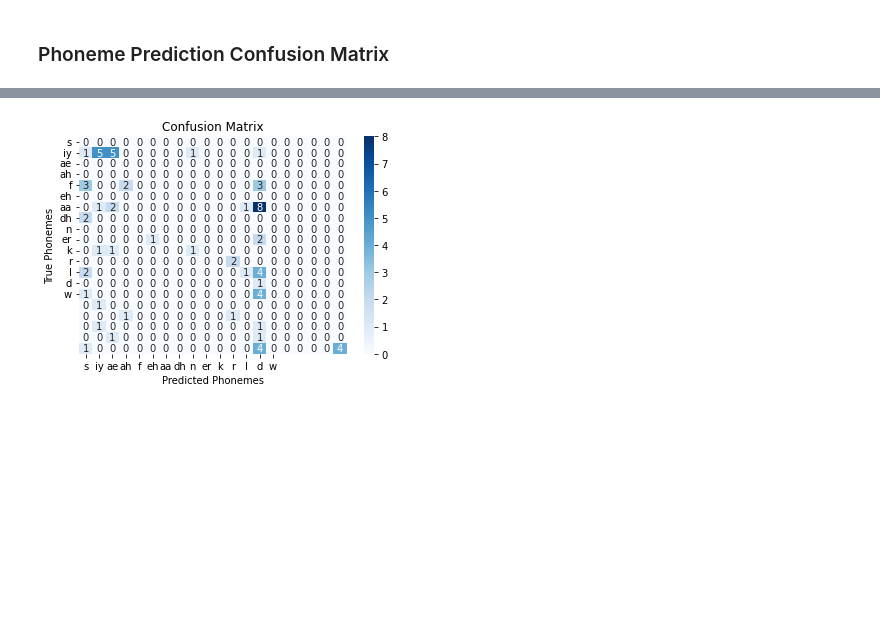
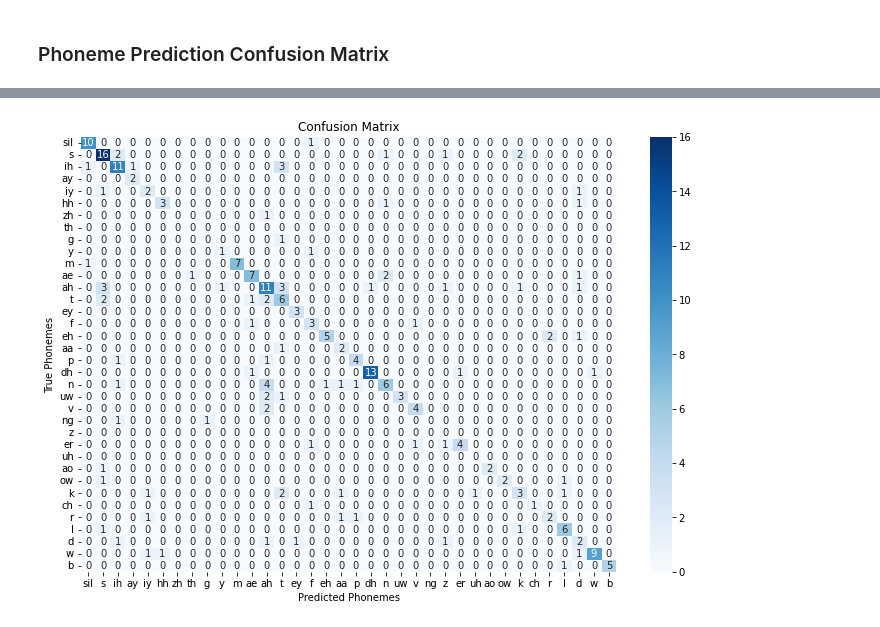
Before and after one commit to MiscellaneousStuff/comp-vis-avhubert, a Jupyter notebook: main.ipynb, the cells around one changed output, grey strips where cells are left out. Cells and saved outputs as stored; diff of their text form; code cells hidden in the pictures; blank space fills up the shorter version.

```diff
--- a/main.ipynb
+++ b/main.ipynb
@@ -819,0 +879,10 @@ y_s = phonemes
+# %%
+print(x_s.shape[0], y_s.shape[0])
+seq_len = min(x_s.shape[0], y_s.shape[0])
+x_s = x_s[:seq_len, :]
+y_s = y_s[:seq_len]
+print(x_s.shape[0], y_s.shape[0])
+assert x_s.shape[0] == y_s.shape[0]
+random_idxs = np.random.permutation(x_s.shape[0])
+x_s = x_s[random_idxs]
+y_s = y_s[random_idxs]
@@ -829,8 +901,8 @@ torch.float32
 import torch
 # CUDA_LAUNCH_BLOCKING=1
 x_s = torch.tensor(x_s, dtype=torch.float).to(device)
-# y_s = torch.tensor(y_s, dtype=torch.float).to("cuda")
-y_s = torch.tensor(y_s, dtype=torch.long).to(device)
+y_s = torch.tensor(y_s, dtype=torch.float).to("cuda")
+# y_s = torch.tensor(y_s, dtype=torch.long).to(device)
 # %%
 # (seq_len, 98, 2) => (seq_len, 196)
 x_s = x_s.view(x_s.shape[0], -1)
@@ -889,0 +1326,4 @@ y_s.shape[-1]
+# %%
+import matplotlib.pyplot as plt
+plt.rcParams["figure.figsize"] = (16,8)
+_ = plot_mel_spectrogram(test_pred.cpu().detach().float(), "General - Pred")
@@ -1065,12 +1511,12 @@ amp = True
 
 model = LipToPhoneModel(
     train_x_s.shape[-1],
-    256,
+    64,
     len(dataset.phoneme_dict),
     dropout=0.5).to(device)
 
 print("y_s.shape[-1] original:", train_y_s.shape[-1])
-epochs = 10000
+epochs = 20000
 lr = 1e-5
 
 # optim = torch.optim.AdamW(params=model.parameters(), lr=lr)
@@ -1081,7 +1527,7 @@ vlosses_s = []
 
 scaler = GradScaler()
 # scheduler = torch.optim.lr_scheduler.ReduceLROnPlateau(optim, 'min')
-scheduler = torch.optim.lr_scheduler.StepLR(optim, step_size=2000, gamma=0.1)
+scheduler = torch.optim.lr_scheduler.StepLR(optim, step_size=epochs, gamma=0.1)
 
 pred_s = []
 
@@ -1262,26 +1725,28 @@ cm = confusion_matrix(cm_y, cm_pred)
 # %%
 import matplotlib.pyplot as plt
 import seaborn as sns
 from sklearn.metrics import confusion_matrix
 import numpy as np
 
-labels = np.unique(cm_y)
+# labels = np.unique(cm_y)
+# phone_dict_idxs = list(range(len(dataset.phoneme_dict)))
+labels = np.unique(torch.concat((cm_y, cm_pred), dim=0))
 
 labels = [dataset.phoneme_dict[ph] for ph in labels]
 
 # Plot confusion matrix
-plt.figure(figsize=(6, 4))
+plt.figure(figsize=(12, 8))
 sns.heatmap(cm, annot=True, cmap="Blues", fmt="d", xticklabels=labels, yticklabels=labels)
 
 # Set labels and title
 plt.xlabel('Predicted Phonemes')
 plt.ylabel('True Phonemes')
 plt.title('Confusion Matrix')
 
 # Show the plot
 plt.show()
 # %% [output]
-[figure, old version]
+[figure, new version]
 # %%
 cm
 # %% [output]
```
Also changed, not shown: parts of 64 cells of this notebook, 1 other file.
